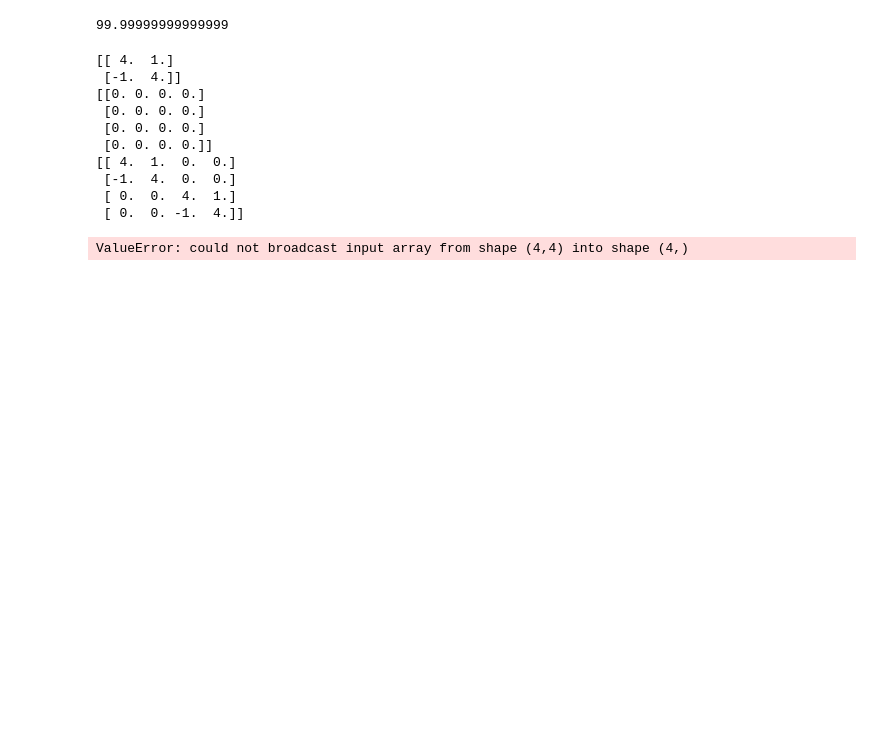
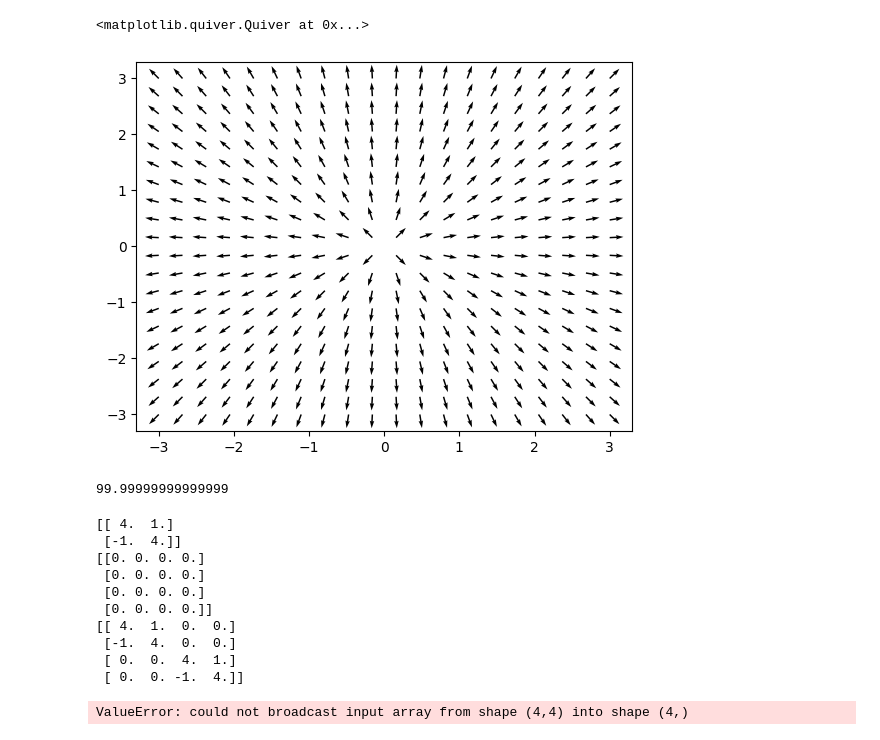
Before and after one commit to E314ling/SOC, a Jupyter notebook: OpenAI.ipynb, the cells around one changed output. Cells and saved outputs as stored; diff of their text form; code cells hidden in the pictures; blank space fills up the shorter version.

```diff
--- a/OpenAI.ipynb
+++ b/OpenAI.ipynb
@@ -7,6 +7,20 @@ from keras import layers, optimizers, losses
 import matplotlib.pyplot as plt
 import time
 from scipy.sparse import diags
+# %%
+fig = plt.figure()
+x_space = np.linspace(-3,3,20)
+y_space = np.linspace(-3,3,20)
+
+X,Y = np.meshgrid(x_space,y_space)
+
+u = X/np.sqrt(X**2 + Y**2)
+v = Y/np.sqrt(X**2 + Y**2)
+
+plt.quiver(X,Y,u,v)
+# %% [output]
+<matplotlib.quiver.Quiver at 0x...>
+[figure, added]
 # %%
 10e-2**-2
 # %% [output]
```
Also changed, not shown: 2 other files.
